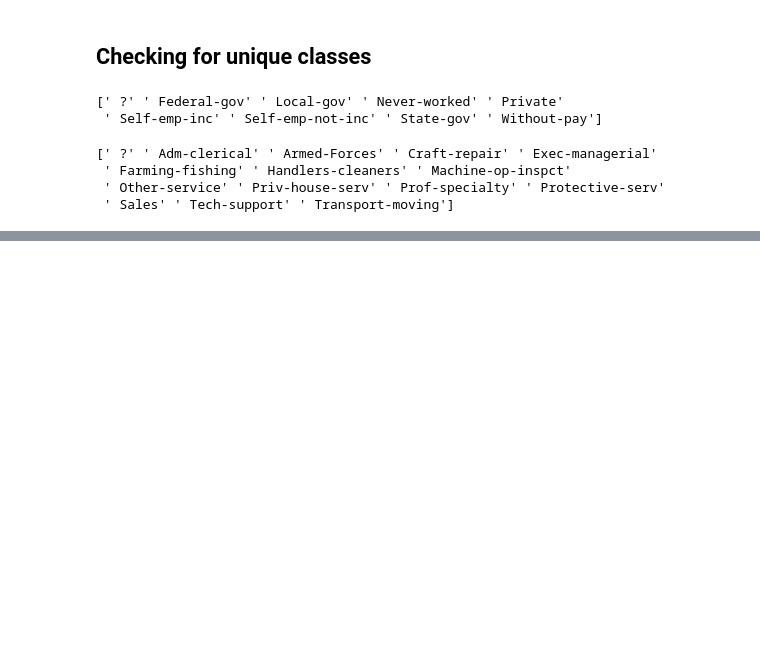
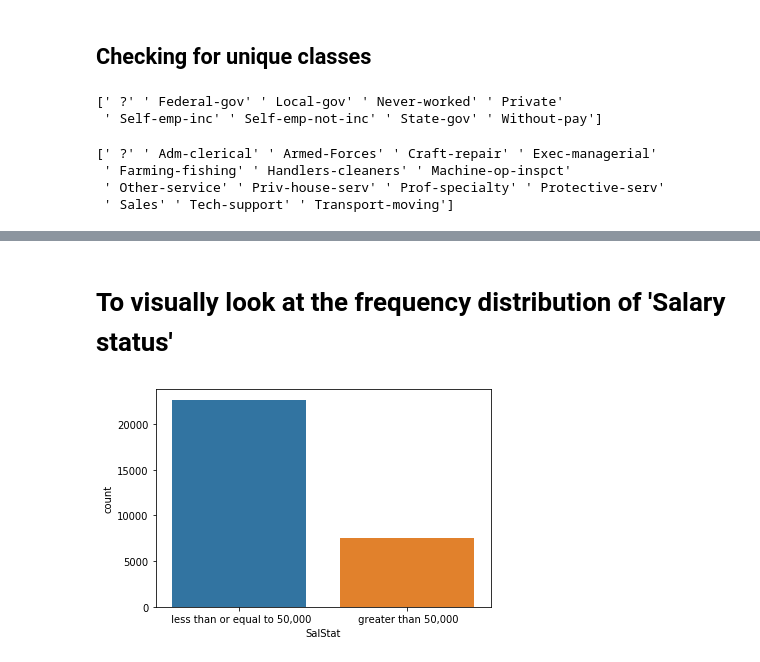
Before and after one commit to ManishShah120/Py4DSci, a Jupyter notebook: ClassifyingPersonalIncome.ipynb, the cells around one changed output, grey strips where cells are left out. Cells and saved outputs as stored; diff of their text form; code cells hidden in the pictures; blank space fills up the shorter version.

```diff
--- a/ClassifyingPersonalIncome.ipynb
+++ b/ClassifyingPersonalIncome.ipynb
@@ -188,0 +205,2 @@ print(np.unique(data['occupation']))
+# %%
+data = pd.read_csv('/content/drive/My Drive/Colab Notebooks/income.csv',na_values=[" ?"])
@@ -188,0 +271,2 @@ print(np.unique(data['occupation']))
+# %%
+data2 = data.dropna(axis=0)
@@ -188,0 +338,6 @@ print(np.unique(data['occupation']))
+# %% [markdown]
+# To visually look at the frequency distribution of 'Salary status'
+# %%
+SalStat = sns.countplot(data2['SalStat'])
+# %% [output]
+[figure, added]
```
Also changed, not shown: parts of 31 cells of this notebook.
